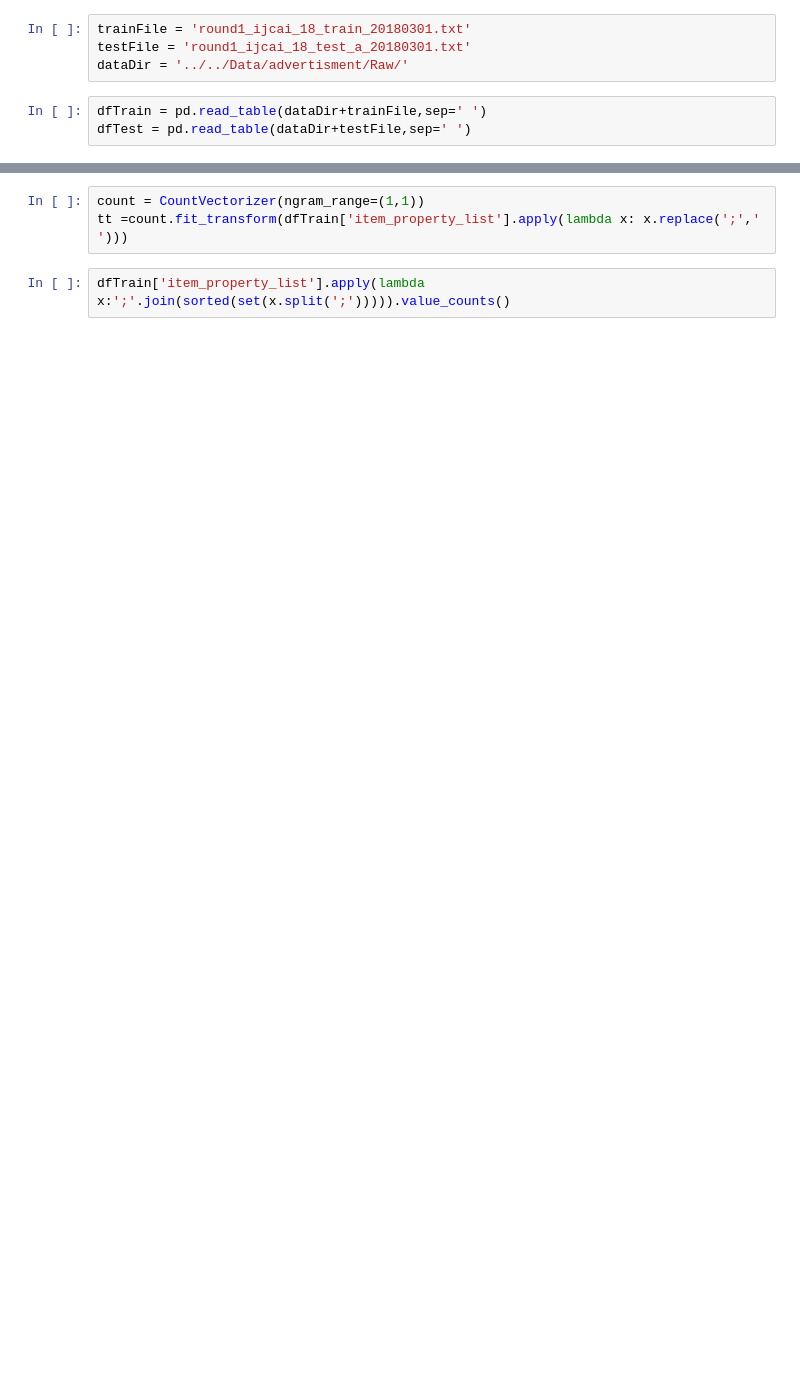
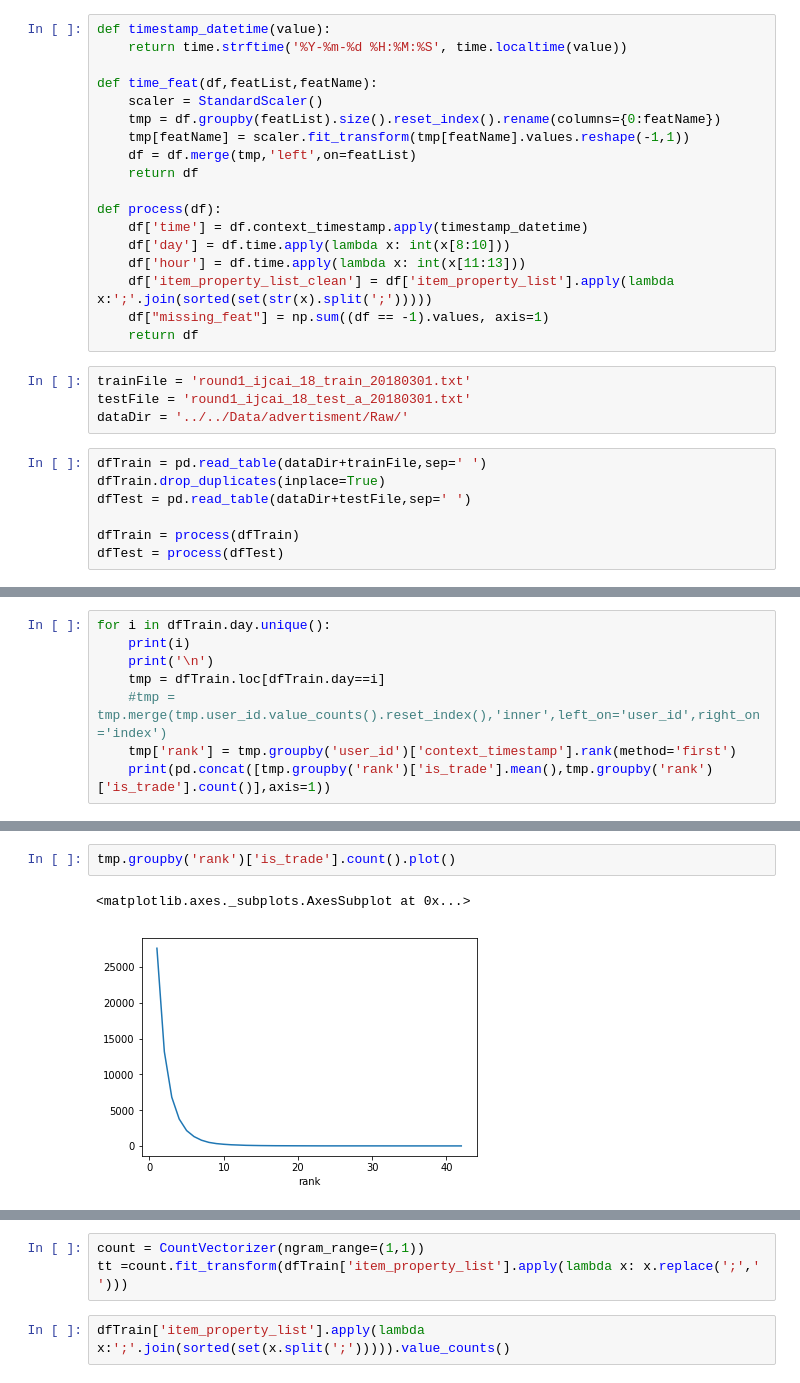
Before and after one commit to MaoLi2018/advertisment, a Jupyter notebook: Code/DAE.ipynb, the cells around one changed output, grey strips where cells are left out. Saved outputs shown, nothing was run; the diff lists cells and outputs as text; blank space fills up the shorter version.

```diff
--- a/Code/DAE.ipynb
+++ b/Code/DAE.ipynb
@@ -3,10 +4,32 @@ import numpy as np
 import pandas as pd
 import time
 from sklearn.feature_extraction.text import CountVectorizer
+# %%
+def timestamp_datetime(value):
+    return time.strftime('%Y-%m-%d %H:%M:%S', time.localtime(value))
+
+def time_feat(df,featList,featName):
+    scaler = StandardScaler()
+    tmp = df.groupby(featList).size().reset_index().rename(columns={0:featName})
+    tmp[featName] = scaler.fit_transform(tmp[featName].values.reshape(-1,1))
+    df = df.merge(tmp,'left',on=featList)
+    return df
+
+def process(df):
+    df['time'] = df.context_timestamp.apply(timestamp_datetime)
+    df['day'] = df.time.apply(lambda x: int(x[8:10]))
+    df['hour'] = df.time.apply(lambda x: int(x[11:13]))
+    df['item_property_list_clean'] = df['item_property_list'].apply(lambda x:';'.join(sorted(set(str(x).split(';')))))
+    df["missing_feat"] = np.sum((df == -1).values, axis=1)
+    return df
 # %%
 trainFile = 'round1_ijcai_18_train_20180301.txt'
 testFile = 'round1_ijcai_18_test_a_20180301.txt'
 dataDir = '../../Data/advertisment/Raw/'
 # %%
 dfTrain = pd.read_table(dataDir+trainFile,sep=' ')
+dfTrain.drop_duplicates(inplace=True)
 dfTest = pd.read_table(dataDir+testFile,sep=' ')
+
+dfTrain = process(dfTrain)
+dfTest = process(dfTest)
@@ -12,0 +108,8 @@ dfTest = pd.read_table(dataDir+testFile,sep=' ')
+# %%
+for i in dfTrain.day.unique():
+    print(i)
+    print('\n')
+    tmp = dfTrain.loc[dfTrain.day==i]
+    #tmp = tmp.merge(tmp.user_id.value_counts().reset_index(),'inner',left_on='user_id',right_on='index')
+    tmp['rank'] = tmp.groupby('user_id')['context_timestamp'].rank(method='first')
+    print(pd.concat([tmp.groupby('rank')['is_trade'].mean(),tmp.groupby('rank')['is_trade'].count()],axis=1))
@@ -12,0 +139,5 @@ dfTest = pd.read_table(dataDir+testFile,sep=' ')
+# %%
+tmp.groupby('rank')['is_trade'].count().plot()
+# %% [output]
+<matplotlib.axes._subplots.AxesSubplot at 0x...>
+[figure, added]
```
Also changed, not shown: parts of 38 cells of this notebook, 2 other files.
